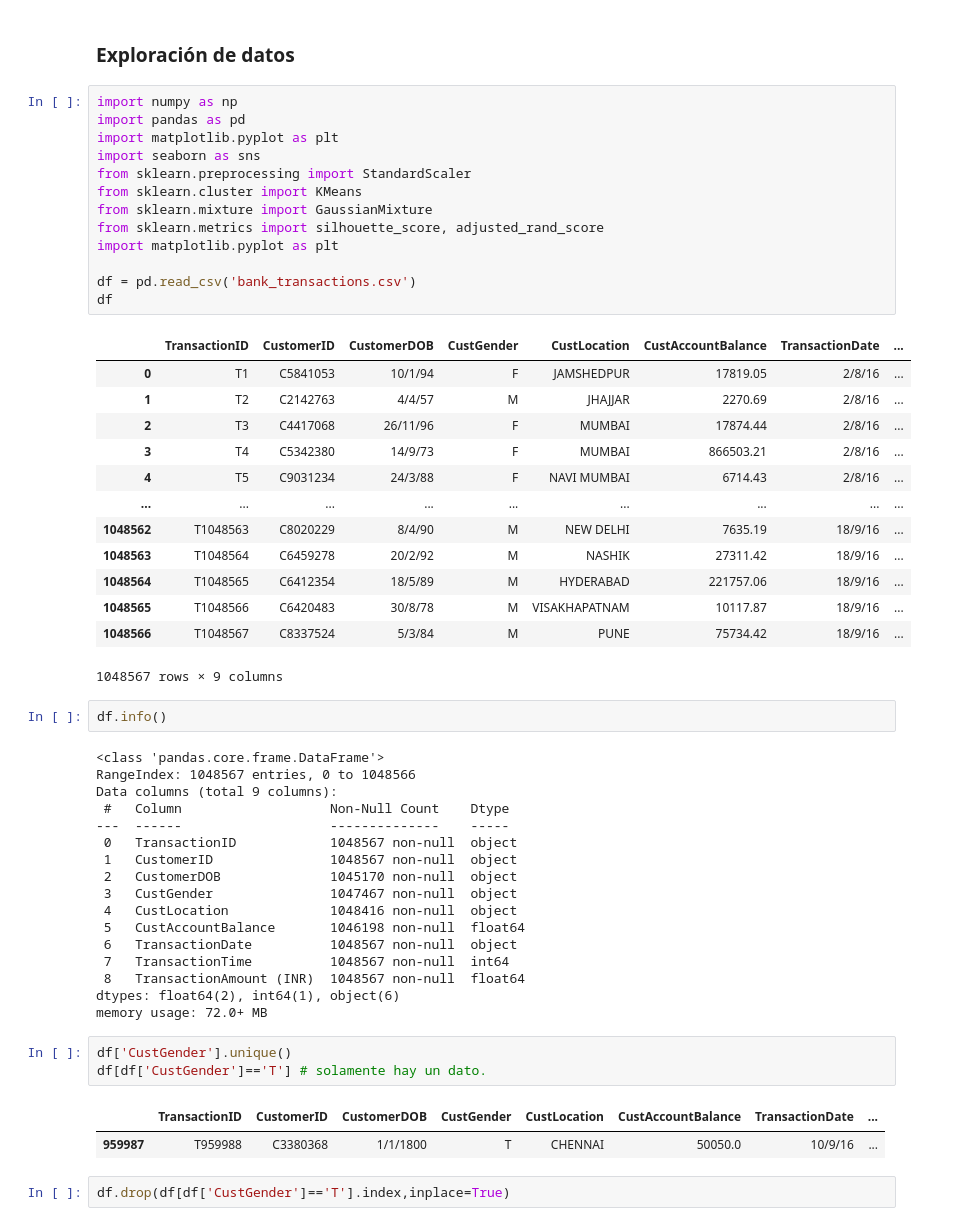
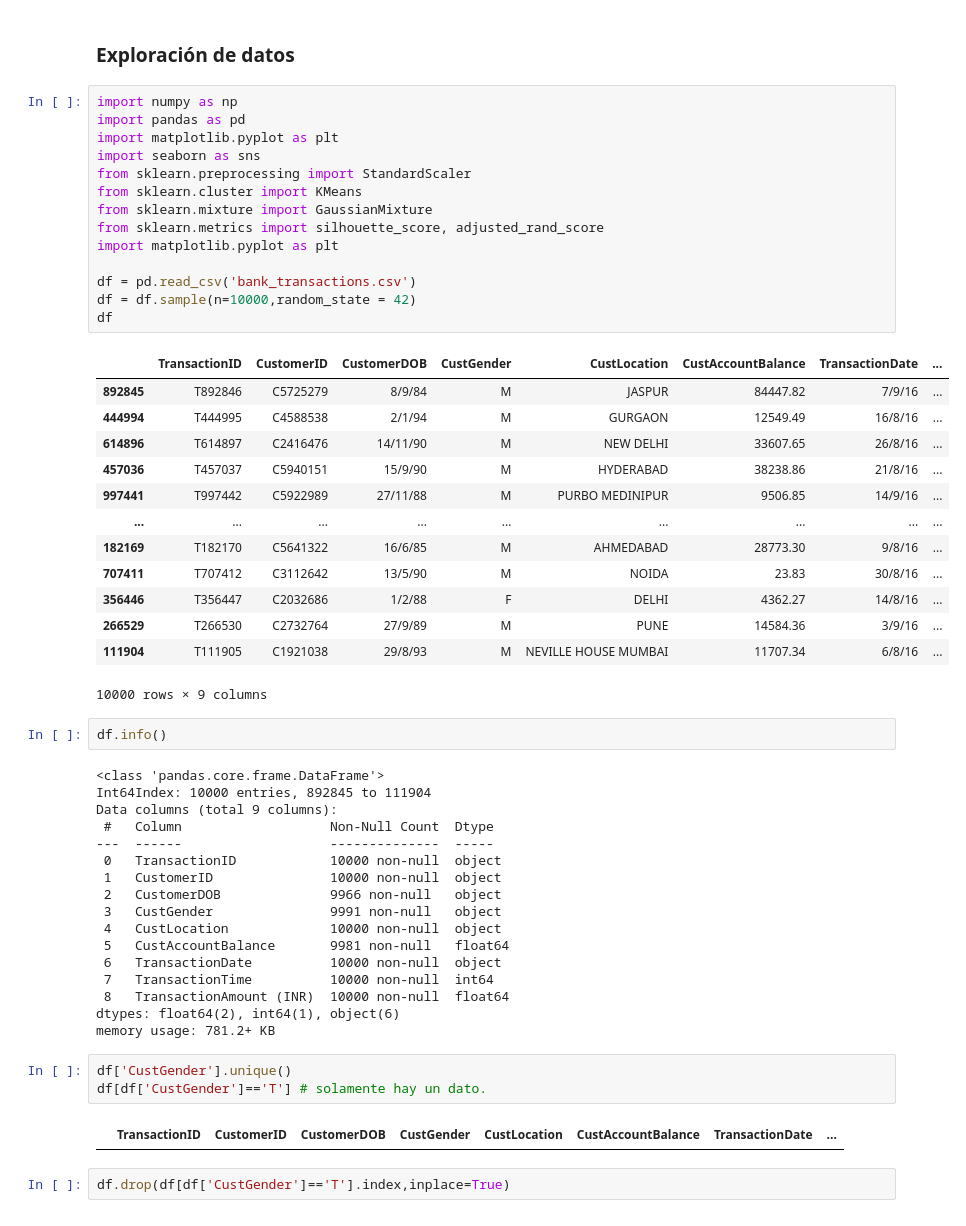
Before and after one commit to DanielMorales1103/Lab4-IA, a Jupyter notebook: lab4.ipynb, the cells around one changed output. Drawn from its saved outputs; the diff is of its cells as text.

```diff
--- a/lab4.ipynb
+++ b/lab4.ipynb
@@ -67,55 +67,55 @@ Al reducir la dimensionalidad de los datos y conservar la mayor parte de la vari
 # %%
 import numpy as np
 import pandas as pd
 import matplotlib.pyplot as plt
 import seaborn as sns
 from sklearn.preprocessing import StandardScaler
 from sklearn.cluster import KMeans
 from sklearn.mixture import GaussianMixture
 from sklearn.metrics import silhouette_score, adjusted_rand_score
 import matplotlib.pyplot as plt
 
 df = pd.read_csv('bank_transactions.csv')
+df = df.sample(n=10000,random_state = 42)
 df
 # %% [output]
 |  | TransactionID | CustomerID | CustomerDOB | CustGender | CustLocation | CustAccountBalance | TransactionDate | ... |
-| 0 | T1 | C5841053 | 10/1/94 | F | JAMSHEDPUR | 17819.05 | 2/8/16 | ... |
-| 1 | T2 | C2142763 | 4/4/57 | M | JHAJJAR | 2270.69 | 2/8/16 | ... |
-| 2 | T3 | C4417068 | 26/11/96 | F | MUMBAI | 17874.44 | 2/8/16 | ... |
-| 3 | T4 | C5342380 | 14/9/73 | F | MUMBAI | 866503.21 | 2/8/16 | ... |
-| 4 | T5 | C9031234 | 24/3/88 | F | NAVI MUMBAI | 6714.43 | 2/8/16 | ... |
+| 892845 | T892846 | C5725279 | 8/9/84 | M | JASPUR | 84447.82 | 7/9/16 | ... |
+| 444994 | T444995 | C4588538 | 2/1/94 | M | GURGAON | 12549.49 | 16/8/16 | ... |
+| 614896 | T614897 | C2416476 | 14/11/90 | M | NEW DELHI | 33607.65 | 26/8/16 | ... |
+| 457036 | T457037 | C5940151 | 15/9/90 | M | HYDERABAD | 38238.86 | 21/8/16 | ... |
+| 997441 | T997442 | C5922989 | 27/11/88 | M | PURBO MEDINIPUR | 9506.85 | 14/9/16 | ... |
 | ... | ... | ... | ... | ... | ... | ... | ... | ... |
-| 1048562 | T1048563 | C8020229 | 8/4/90 | M | NEW DELHI | 7635.19 | 18/9/16 | ... |
-| 1048563 | T1048564 | C6459278 | 20/2/92 | M | NASHIK | 27311.42 | 18/9/16 | ... |
-| 1048564 | T1048565 | C6412354 | 18/5/89 | M | HYDERABAD | 221757.06 | 18/9/16 | ... |
-| 1048565 | T1048566 | C6420483 | 30/8/78 | M | VISAKHAPATNAM | 10117.87 | 18/9/16 | ... |
-| 1048566 | T1048567 | C8337524 | 5/3/84 | M | PUNE | 75734.42 | 18/9/16 | ... |
+| 182169 | T182170 | C5641322 | 16/6/85 | M | AHMEDABAD | 28773.30 | 9/8/16 | ... |
+| 707411 | T707412 | C3112642 | 13/5/90 | M | NOIDA | 23.83 | 30/8/16 | ... |
+| 356446 | T356447 | C2032686 | 1/2/88 | F | DELHI | 4362.27 | 14/8/16 | ... |
+| 266529 | T266530 | C2732764 | 27/9/89 | M | PUNE | 14584.36 | 3/9/16 | ... |
+| 111904 | T111905 | C1921038 | 29/8/93 | M | NEVILLE HOUSE MUMBAI | 11707.34 | 6/8/16 | ... |
-1048567 rows × 9 columns
+10000 rows × 9 columns
 # %%
 df.info()
 # %% [output]
 <class 'pandas.core.frame.DataFrame'>
-RangeIndex: 1048567 entries, 0 to 1048566
+Int64Index: 10000 entries, 892845 to 111904
 Data columns (total 9 columns):
- #   Column                   Non-Null Count    Dtype
----  ------                   --------------    -----
- 0   TransactionID            1048567 non-null  object
- 1   CustomerID               1048567 non-null  object
- 2   CustomerDOB              1045170 non-null  object
- 3   CustGender               1047467 non-null  object
- 4   CustLocation             1048416 non-null  object
- 5   CustAccountBalance       1046198 non-null  float64
- 6   TransactionDate          1048567 non-null  object
- 7   TransactionTime          1048567 non-null  int64
- 8   TransactionAmount (INR)  1048567 non-null  float64
+ #   Column                   Non-Null Count  Dtype
+---  ------                   --------------  -----
+ 0   TransactionID            10000 non-null  object
+ 1   CustomerID               10000 non-null  object
+ 2   CustomerDOB              9966 non-null   object
+ 3   CustGender               9991 non-null   object
+ 4   CustLocation             10000 non-null  object
+ 5   CustAccountBalance       9981 non-null   float64
+ 6   TransactionDate          10000 non-null  object
+ 7   TransactionTime          10000 non-null  int64
+ 8   TransactionAmount (INR)  10000 non-null  float64
 dtypes: float64(2), int64(1), object(6)
-memory usage: 72.0+ MB
+memory usage: 781.2+ KB
 # %%
 df['CustGender'].unique()
 df[df['CustGender']=='T'] # solamente hay un dato.
 # %% [output]
 |  | TransactionID | CustomerID | CustomerDOB | CustGender | CustLocation | CustAccountBalance | TransactionDate | ... |
-| 959987 | T959988 | C3380368 | 1/1/1800 | T | CHENNAI | 50050.0 | 10/9/16 | ... |
 # %%
 df.drop(df[df['CustGender']=='T'].index,inplace=True)
 # %%
```
Also changed, not shown: parts of 15 cells of this notebook.
